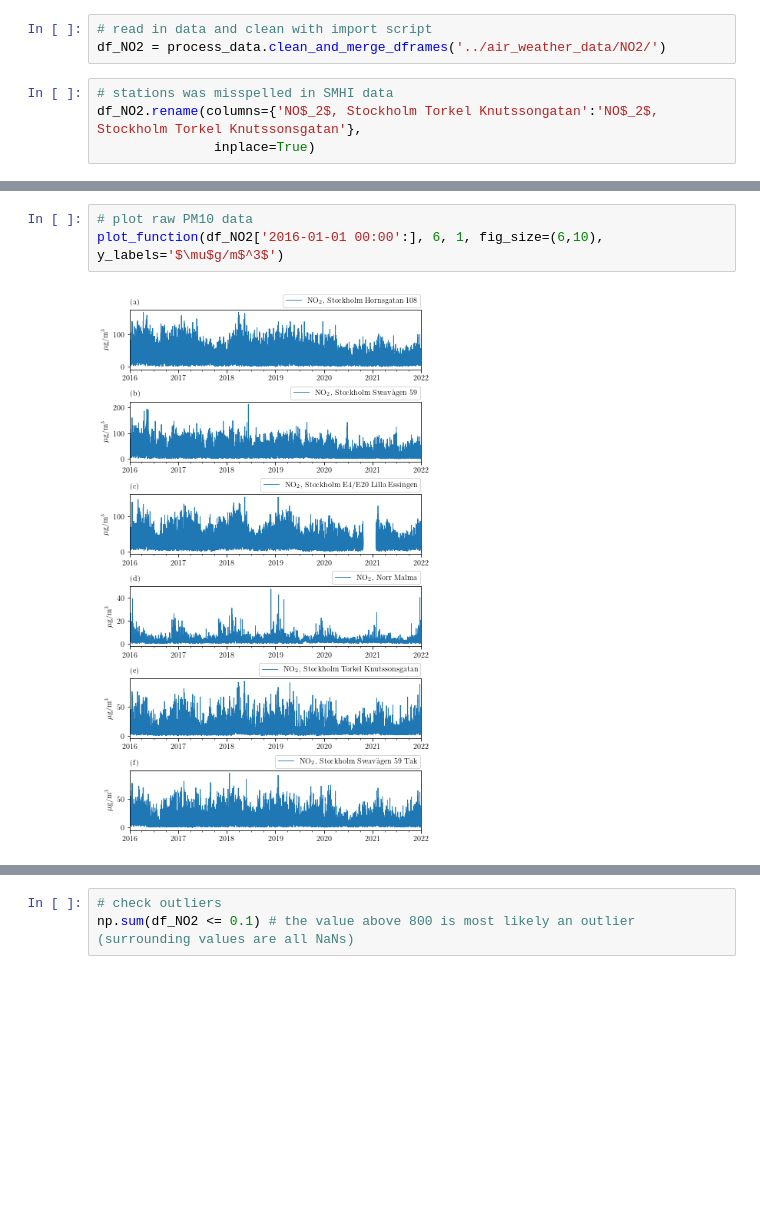
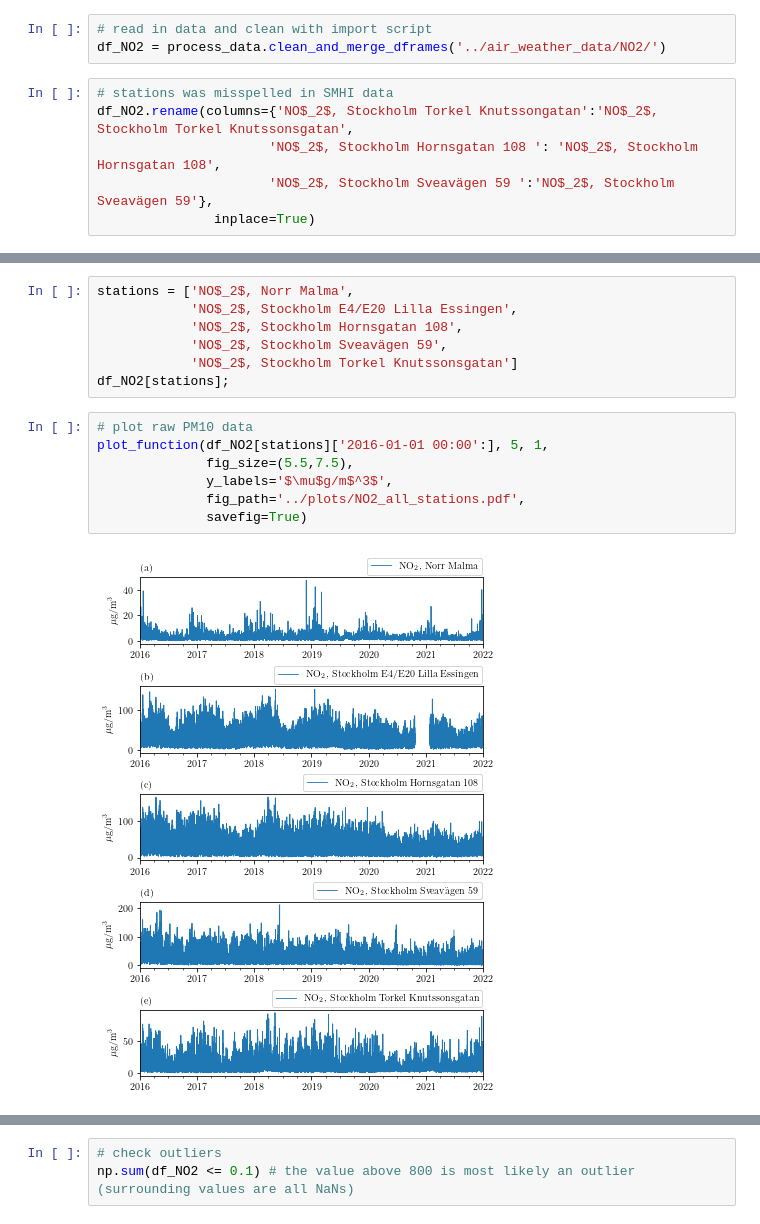
Before and after one commit to simoncarlen/forecasting_project, a Jupyter notebook: jupyter_notebooks/data_cleaning_NO2.ipynb, the cells around one changed output, grey strips where cells are left out. Saved outputs shown, nothing was run; the diff lists cells and outputs as text; blank space fills up the shorter version.

```diff
--- a/jupyter_notebooks/data_cleaning_NO2.ipynb
+++ b/jupyter_notebooks/data_cleaning_NO2.ipynb
@@ -39,7 +39,9 @@ def plot_function(df, rows, cols, fig_size,  y_labels, fig_path = None, savefig
 df_NO2 = process_data.clean_and_merge_dframes('../air_weather_data/NO2/')
 # %%
 # stations was misspelled in SMHI data
-df_NO2.rename(columns={'NO$_2$, Stockholm Torkel Knutssongatan':'NO$_2$, Stockholm Torkel Knutssonsgatan'},
+df_NO2.rename(columns={'NO$_2$, Stockholm Torkel Knutssongatan':'NO$_2$, Stockholm Torkel Knutssonsgatan',
+                      'NO$_2$, Stockholm Hornsgatan 108 ': 'NO$_2$, Stockholm Hornsgatan 108',
+                      'NO$_2$, Stockholm Sveavägen 59 ':'NO$_2$, Stockholm Sveavägen 59'},
                inplace=True)
 # %%
 df_NO2.describe().round(3)
@@ -56,8 +66,19 @@ df_NO2.describe().round(3)
+# %%
+stations = ['NO$_2$, Norr Malma',
+            'NO$_2$, Stockholm E4/E20 Lilla Essingen',
+            'NO$_2$, Stockholm Hornsgatan 108',
+            'NO$_2$, Stockholm Sveavägen 59',
+            'NO$_2$, Stockholm Torkel Knutssonsgatan']
+df_NO2[stations];
 # %%
 # plot raw PM10 data
-plot_function(df_NO2['2016-01-01 00:00':], 6, 1, fig_size=(6,10), y_labels='$\mu$g/m$^3$')
+plot_function(df_NO2[stations]['2016-01-01 00:00':], 5, 1,
+              fig_size=(5.5,7.5),
+              y_labels='$\mu$g/m$^3$',
+              fig_path='../plots/NO2_all_stations.pdf',
+              savefig=True)
 # %% [output]
-[figure, old version]
+[figure, new version]
 # %%
 # plot only Torkel Knutssonsgatan station data
 
```
Also changed, not shown: parts of 5 cells of this notebook, 13 other files.
